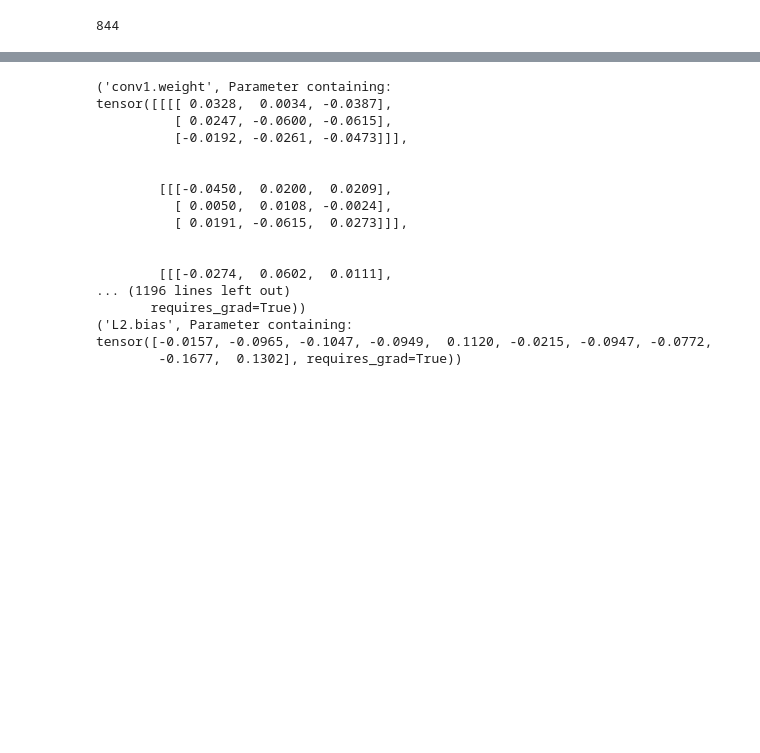
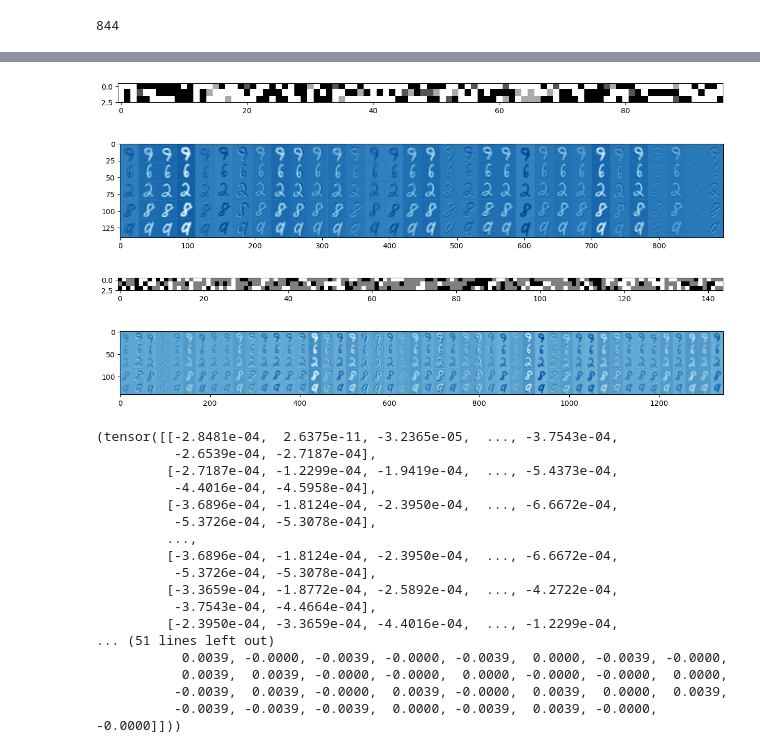
Before and after one commit to adishourya/SelfcompressingAttention, a Jupyter notebook: scratchpad/compressing/ConvolutionCompressing.ipynb, the cells around one changed output, grey strips where cells are left out. Drawn from its saved outputs; the diff is of its cells as text; code cells hidden in the pictures; blank space fills up the shorter version.

```diff
--- a/scratchpad/compressing/ConvolutionCompressing.ipynb
+++ b/scratchpad/compressing/ConvolutionCompressing.ipynb
@@ -153,3 +162,56 @@ tensor(55296., grad_fn=<MulBackward0>)
+# %%
+@torch.no_grad
+def inspect_weights(out,layer):
+    assert isinstance(layer,Qconv), "Hein? should be Qconv layer"
+    out = out.to("cpu")
+    kernel = layer._quantized_weight().to("cpu")
+    _,in_channels,k,_ = kernel.shape
+    if in_channels>1:
+        kernel = kernel[:,0,:,:][:,None,:,:]
+
+    kernel_plot = einops.rearrange(kernel,"out_ch in_ch k1 k2 ->  (in_ch k1) (out_ch k2)")
+    out_plot = einops.rearrange(out,"b c h w -> (b h) (c w)")
+
+
+    plt.figure(figsize=(15,8))
+    plt.imshow(kernel_plot.float(),cmap="gray")
+    plt.show()
+    plt.figure(figsize=(15,8))
+    plt.imshow(out_plot.float(),cmap="Blues")
+    plt.show()
+    return out_plot,kernel_plot
+# %%
+input_img = torch.as_tensor(img[:5]) # 1,28,28
+qconv_layer1 = Qconv(1,32)
+qconv_layer2 = Qconv(32,48)
+
+out1 = qconv_layer1(input_img)
+out2 = qconv_layer2(out1)
+
+inspect_weights(out1,qconv_layer1)
+inspect_weights(out2,qconv_layer2)
+# %% [output]
+[figure, added]
+[figure, added]
+[figure, added]
+[figure, added]
+(tensor([[-2.8481e-04,  2.6375e-11, -3.2365e-05,  ..., -3.7543e-04,
+          -2.6539e-04, -2.7187e-04],
+         [-2.7187e-04, -1.2299e-04, -1.9419e-04,  ..., -5.4373e-04,
+          -4.4016e-04, -4.5958e-04],
+         [-3.6896e-04, -1.8124e-04, -2.3950e-04,  ..., -6.6672e-04,
+          -5.3726e-04, -5.3078e-04],
+         ...,
+         [-3.6896e-04, -1.8124e-04, -2.3950e-04,  ..., -6.6672e-04,
+          -5.3726e-04, -5.3078e-04],
+         [-3.3659e-04, -1.8772e-04, -2.5892e-04,  ..., -4.2722e-04,
+          -3.7543e-04, -4.4664e-04],
+         [-2.3950e-04, -3.3659e-04, -4.4016e-04,  ..., -1.2299e-04,
+... (51 lines left out)
+           0.0039, -0.0000, -0.0039, -0.0000, -0.0039,  0.0000, -0.0039, -0.0000,
+           0.0039,  0.0039, -0.0000, -0.0000,  0.0000, -0.0000, -0.0000,  0.0000,
+          -0.0039,  0.0039, -0.0000,  0.0039, -0.0000,  0.0039,  0.0000,  0.0039,
+          -0.0039, -0.0039, -0.0039,  0.0000, -0.0039,  0.0039, -0.0000, -0.0000]]))
 # %%
 class QconvModel(torch.nn.Module):
     def __init__(self):
@@ -187,27 +248,5 @@ class QconvModel(torch.nn.Module):
         l2 = torch.gelu(self.L2(l1))
         logits = l2
         return logits
-# %%
-qmodel_example = QconvModel()
-for p in qmodel_example.named_parameters():
-    print(p)
-# %% [output]
-('conv1.weight', Parameter containing:
-tensor([[[[ 0.0328,  0.0034, -0.0387],
-          [ 0.0247, -0.0600, -0.0615],
-          [-0.0192, -0.0261, -0.0473]]],
-
-
-        [[[-0.0450,  0.0200,  0.0209],
-          [ 0.0050,  0.0108, -0.0024],
-          [ 0.0191, -0.0615,  0.0273]]],
-
-
-        [[[-0.0274,  0.0602,  0.0111],
-... (1196 lines left out)
-       requires_grad=True))
-('L2.bias', Parameter containing:
-tensor([-0.0157, -0.0965, -0.1047, -0.0949,  0.1120, -0.0215, -0.0947, -0.0772,
-        -0.1677,  0.1302], requires_grad=True))
 # %%
 class QTrainer:
```
Also changed, not shown: parts of 16 cells of this notebook, 8 other files.
